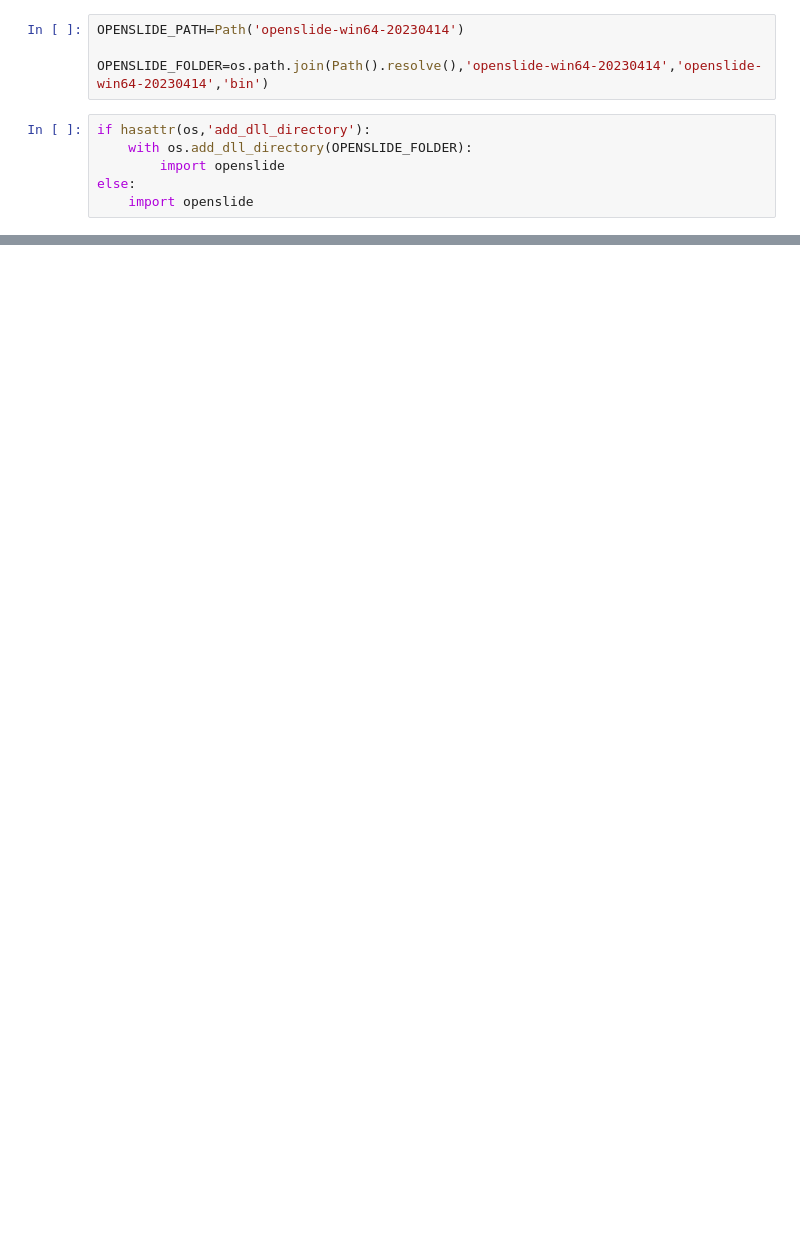
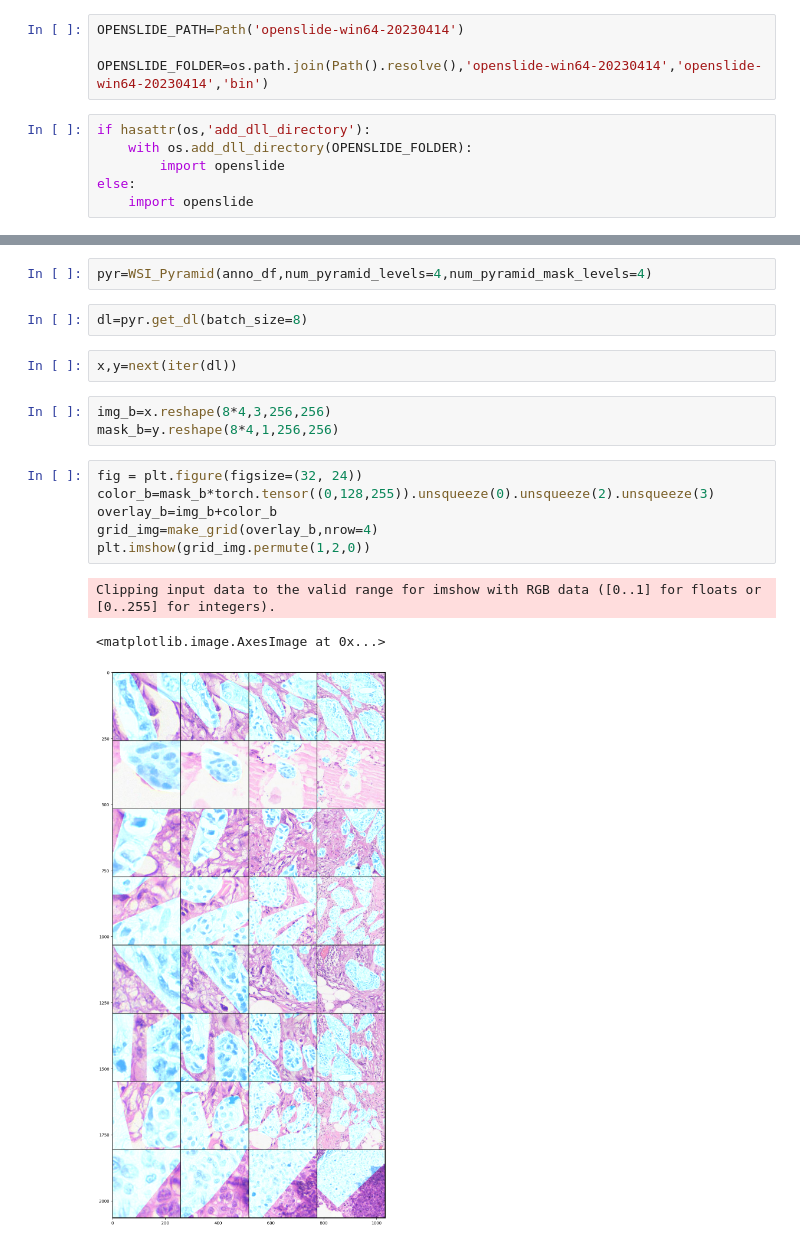
Before and after one commit to Shreyans89/WSI_Segmentation, a Jupyter notebook: multiscale_dataset.ipynb, the cells around one changed output, grey strips where cells are left out. Saved outputs shown, nothing was run; the diff lists cells and outputs as text; blank space fills up the shorter version.

Commit message:
update dataloading with pyramid inputs
updated runner notebook with addition of WSI_Pyramid Dataset class

```diff
--- a/multiscale_dataset.ipynb
+++ b/multiscale_dataset.ipynb
@@ -855,0 +280,19 @@ error: OpenCV(4.6.0) D:\a\opencv-python\opencv-python\opencv\modules\imgproc\src
+# %%
+pyr=WSI_Pyramid(anno_df,num_pyramid_levels=4,num_pyramid_mask_levels=4)
+# %%
+dl=pyr.get_dl(batch_size=8)
+# %%
+x,y=next(iter(dl))
+# %%
+img_b=x.reshape(8*4,3,256,256)
+mask_b=y.reshape(8*4,1,256,256)
+# %%
+fig = plt.figure(figsize=(32, 24))
+color_b=mask_b*torch.tensor((0,128,255)).unsqueeze(0).unsqueeze(2).unsqueeze(3)
+overlay_b=img_b+color_b
+grid_img=make_grid(overlay_b,nrow=4)
+plt.imshow(grid_img.permute(1,2,0))
+# %% [output]
+Clipping input data to the valid range for imshow with RGB data ([0..1] for floats or [0..255] for integers).
+<matplotlib.image.AxesImage at 0x...>
+[figure, added]
```
Also changed, not shown: parts of 117 cells of this notebook.
